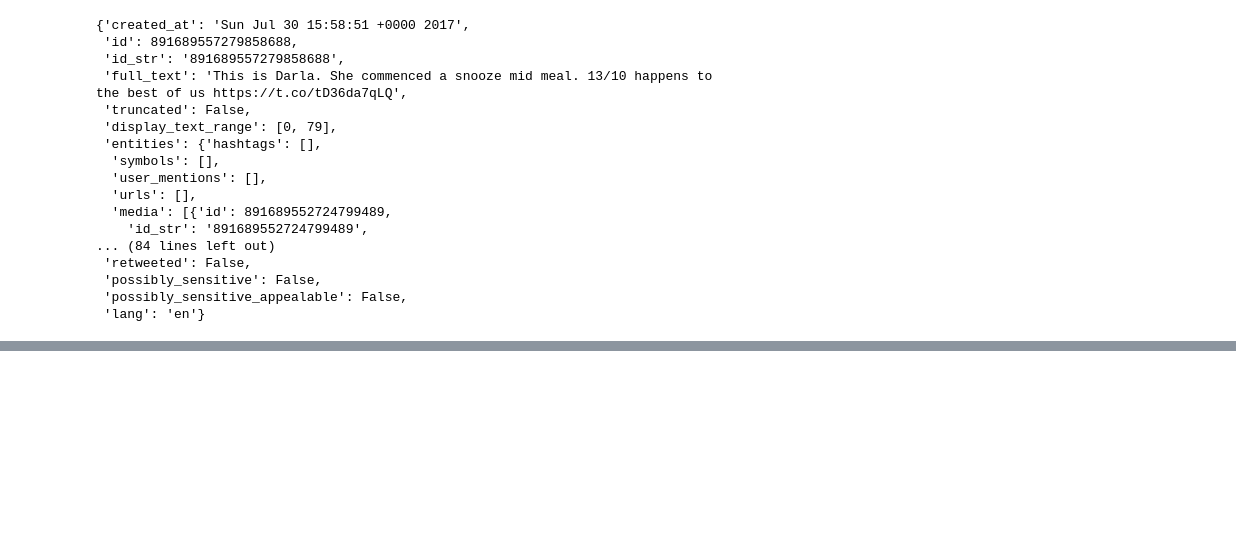
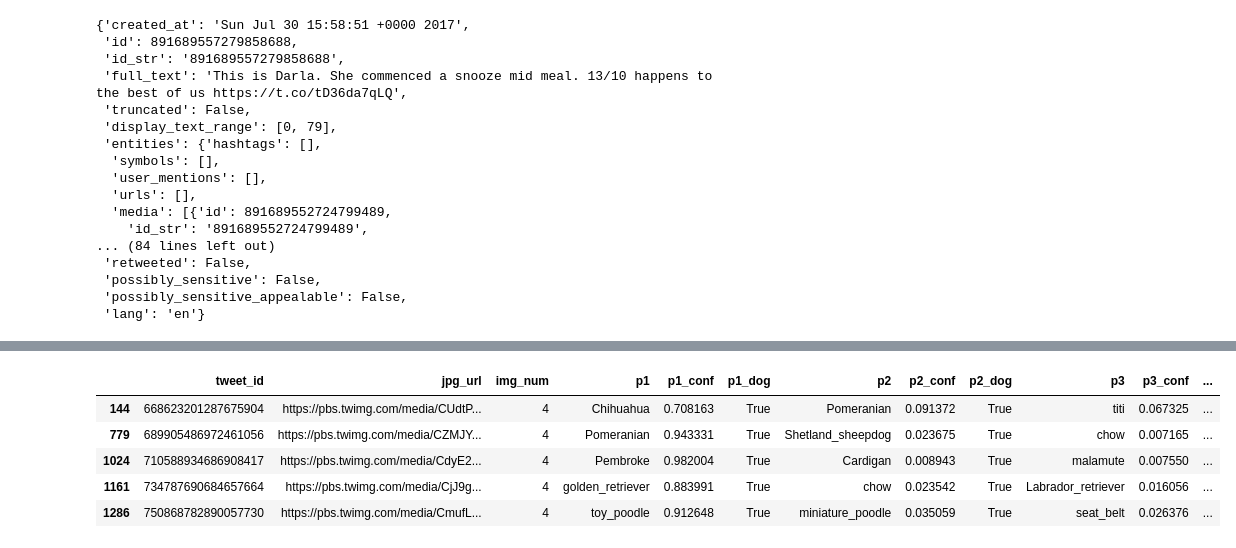
Before and after one commit to wessamalhallak/DataWrangling, a Jupyter notebook: wrangle_act.ipynb, the cells around one changed output, grey strips where cells are left out. Saved outputs shown, nothing was run; the diff lists cells and outputs as text; code cells hidden in the pictures; blank space fills up the shorter version.

```diff
--- a/wrangle_act.ipynb
+++ b/wrangle_act.ipynb
@@ -50,4 +21,4 @@ response=requests.get(imgpre_url)
 with open(imgpre_filename,mode="wb") as file:
     file.write(response.content)
 # %%
-imgpre_df=pd.read_csv(imgpre_filename,sep="\t")
+df_img=pd.read_csv(imgpre_filename,sep="\t")
@@ -271,0 +350,9 @@ df_api.head()
+# %%
+df_img[df_img.img_num==4].head()
+# %% [output]
+|  | tweet_id | jpg_url | img_num | p1 | p1_conf | p1_dog | p2 | p2_conf | p2_dog | p3 | p3_conf | ... |
+| 144 | 668623201287675904 | https://pbs.twimg.com/media/CUdtP... | 4 | Chihuahua | 0.708163 | True | Pomeranian | 0.091372 | True | titi | 0.067325 | ... |
+| 779 | 689905486972461056 | https://pbs.twimg.com/media/CZMJY... | 4 | Pomeranian | 0.943331 | True | Shetland_sheepdog | 0.023675 | True | chow | 0.007165 | ... |
+| 1024 | 710588934686908417 | https://pbs.twimg.com/media/CdyE2... | 4 | Pembroke | 0.982004 | True | Cardigan | 0.008943 | True | malamute | 0.007550 | ... |
+| 1161 | 734787690684657664 | https://pbs.twimg.com/media/CjJ9g... | 4 | golden_retriever | 0.883991 | True | chow | 0.023542 | True | Labrador_retriever | 0.016056 | ... |
+| 1286 | 750868782890057730 | https://pbs.twimg.com/media/CmufL... | 4 | toy_poodle | 0.912648 | True | miniature_poodle | 0.035059 | True | seat_belt | 0.026376 | ... |
```
Also changed, not shown: parts of 37 cells of this notebook, 1 other file.
